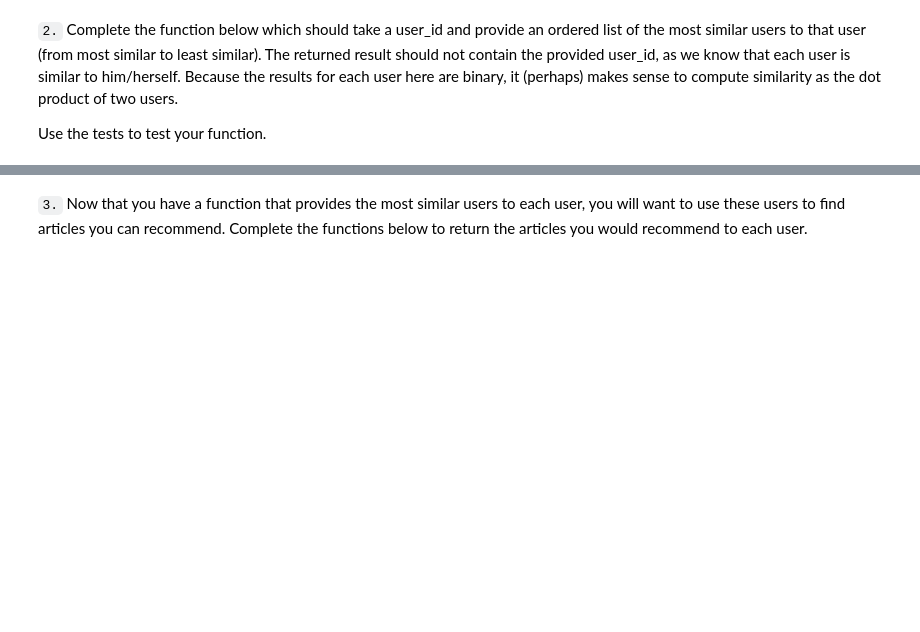
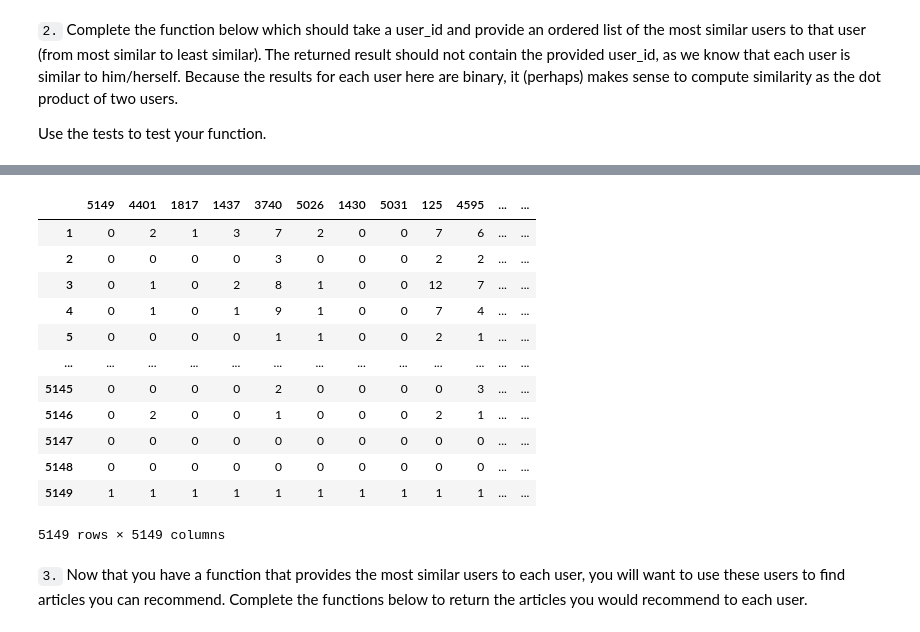
Before and after one commit to Serenitea/Recommendations-with-IBM, a Jupyter notebook: Recommendations_with_IBM.ipynb, the cells around one changed output, grey strips where cells are left out. Drawn from its saved outputs; the diff is of its cells as text; code cells hidden in the pictures; blank space fills up the shorter version.

```diff
--- a/Recommendations_with_IBM.ipynb
+++ b/Recommendations_with_IBM.ipynb
@@ -345,0 +490,16 @@ Use the tests to test your function.
+# %%
+user_sim_df.sort_values(by = [user_id], ascending=False, axis=1)
+# %% [output]
+|  | 5149 | 4401 | 1817 | 1437 | 3740 | 5026 | 1430 | 5031 | 125 | 4595 | ... | ... |
+| 1 | 0 | 2 | 1 | 3 | 7 | 2 | 0 | 0 | 7 | 6 | ... | ... |
+| 2 | 0 | 0 | 0 | 0 | 3 | 0 | 0 | 0 | 2 | 2 | ... | ... |
+| 3 | 0 | 1 | 0 | 2 | 8 | 1 | 0 | 0 | 12 | 7 | ... | ... |
+| 4 | 0 | 1 | 0 | 1 | 9 | 1 | 0 | 0 | 7 | 4 | ... | ... |
+| 5 | 0 | 0 | 0 | 0 | 1 | 1 | 0 | 0 | 2 | 1 | ... | ... |
+| ... | ... | ... | ... | ... | ... | ... | ... | ... | ... | ... | ... | ... |
+| 5145 | 0 | 0 | 0 | 0 | 2 | 0 | 0 | 0 | 0 | 3 | ... | ... |
+| 5146 | 0 | 2 | 0 | 0 | 1 | 0 | 0 | 0 | 2 | 1 | ... | ... |
+| 5147 | 0 | 0 | 0 | 0 | 0 | 0 | 0 | 0 | 0 | 0 | ... | ... |
+| 5148 | 0 | 0 | 0 | 0 | 0 | 0 | 0 | 0 | 0 | 0 | ... | ... |
+| 5149 | 1 | 1 | 1 | 1 | 1 | 1 | 1 | 1 | 1 | 1 | ... | ... |
+5149 rows × 5149 columns
```
Also changed, not shown: parts of 19 cells of this notebook.
